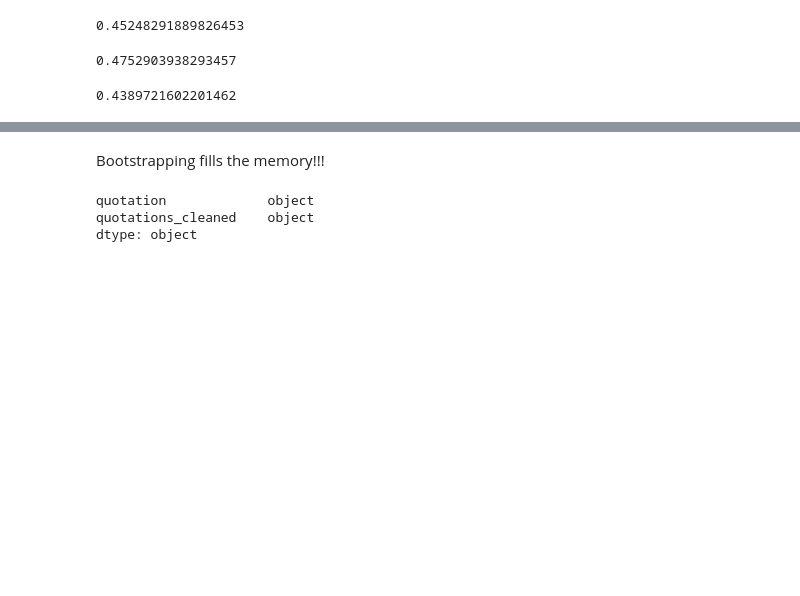
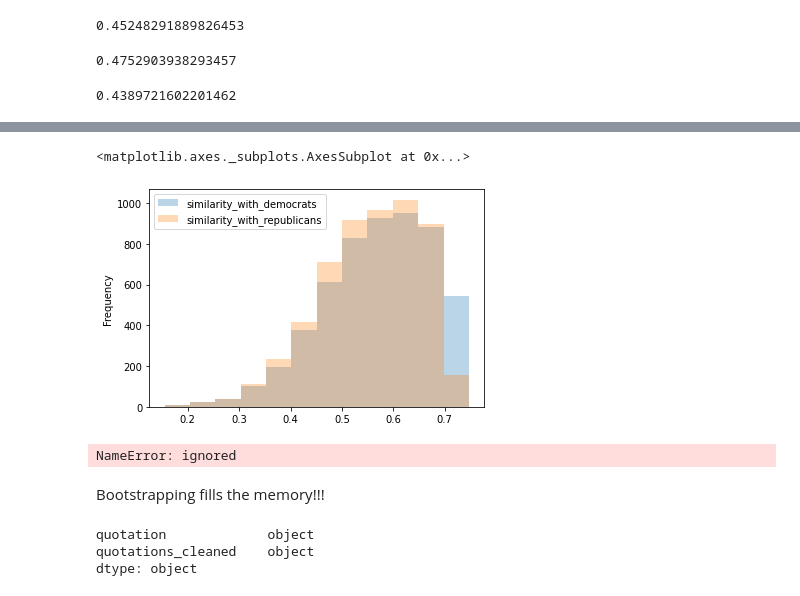
Before and after one commit to epfl-ada/ada-2021-project-the-internationadas, a Jupyter notebook: scripts/data_exploration.ipynb, the cells around one changed output, grey strips where cells are left out. Drawn from its saved outputs; the diff is of its cells as text; code cells hidden in the pictures; blank space fills up the shorter version.

Commit message:
similarities on person level computed

```diff
--- a/scripts/data_exploration.ipynb
+++ b/scripts/data_exploration.ipynb
@@ -567,0 +641,16 @@ rep_bert_cos_similarity
+# %%
+#similarity matrix aggregated on person level: shape: n_speakers x n_speakers
+speaker_similarity_matrix = cosine_similarity(speaker_embeddings[range(768)])
+# %%
+# similarity matrix between each speaker and the democrats
+demo_indices = speaker_embeddings.loc[(speaker_embeddings.party == 'Q29552')].index
+rep_indices = speaker_embeddings.loc[(speaker_embeddings.party == 'Q29468')].index
+# %%
+# similarity between each speaker and all the democrats
+similarity_with_democrats = speaker_similarity_matrix[:, demo_indices].mean(axis=1)
+# similarity between each speaker and all the republicans
+similarity_with_republicans = speaker_similarity_matrix[:, rep_indices].mean(axis=1)
+# %%
+# join these two columns to the speaker_embeddings dataframe
+speaker_embeddings['similarity_with_democrats'] = similarity_with_democrats
+speaker_embeddings['similarity_with_republicans'] = similarity_with_republicans
@@ -567,0 +667,6 @@ rep_bert_cos_similarity
+# %%
+#plot distribution of similarity_with_democrats and similarity_with_republicans
+speaker_embeddings[['similarity_with_democrats', 'similarity_with_republicans']].plot.hist(bins=12, alpha=0.3)
+# %% [output]
+<matplotlib.axes._subplots.AxesSubplot at 0x...>
+[figure, added]
@@ -568,3 +681,21 @@ rep_bert_cos_similarity
+# %%
+fig, axs = plt.subplots(nrows=1, ncols=3, figsize=(15, 7))
+list_of_columns = [np.array(reps_similar_to_demos['similarity_with_democrats']), np.array(demos_similar_to_demos['similarity_with_democrats'] )]
+axs[0].hist(list_of_columns, label = ['reps_similar_to_demos', 'demos_similar_to_demos'])
+axs[0].legend()
+axs[0].set_title('Distribution of most similar politicians to republicans')
+
+list_of_columns = [np.array(reps_similar_to_demos['similarity_with_democrats']), np.array(demos_similar_to_reps['similarity_with_republicans'] )]
+axs[1].hist(list_of_columns, label = ['reps_similar_to_demos', 'demos_similar_to_reps'])
+axs[1].legend()
+axs[1].set_title('Distribution of Democrats similar to republicans and vis versa')
+
+list_of_columns = [np.array(demos_similar_to_reps['similarity_with_republicans']), np.array(reps_similar_to_reps['similarity_with_republicans'] )]
+axs[2].hist(list_of_columns, label = ['demos_similar_to_reps', 'reps_similar_to_reps'])
+axs[2].legend()
+axs[2].set_title('Distribution of most similar politicians to republicans')
+# %% [output]
+NameError: ignored
 # %% [markdown]
 Bootstrapping fills the memory!!!
 # %%
```
Also changed, not shown: parts of 36 cells of this notebook.
